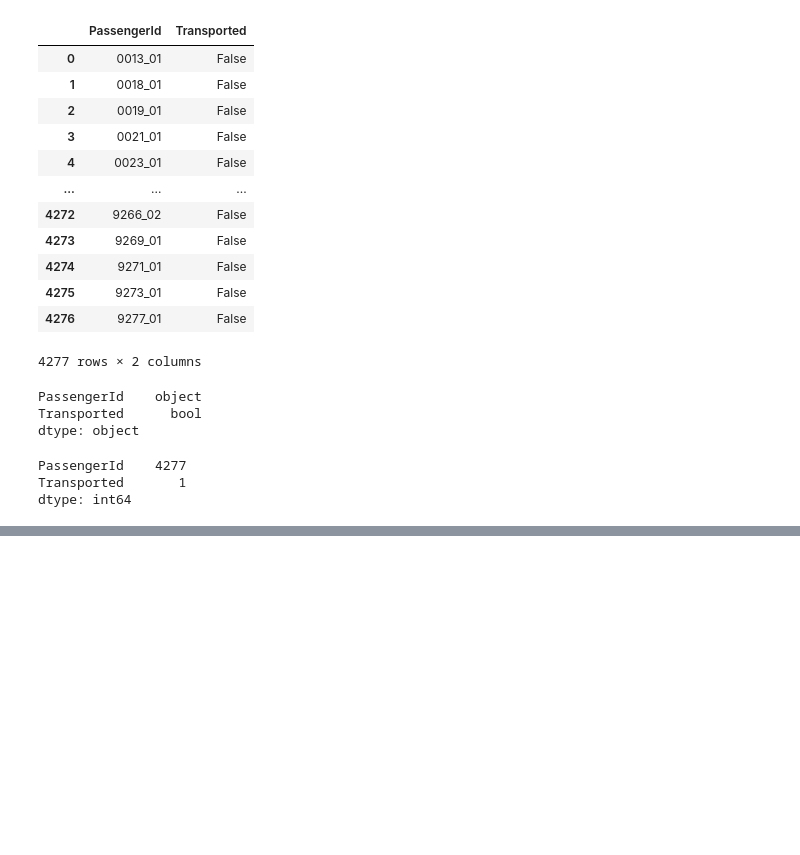
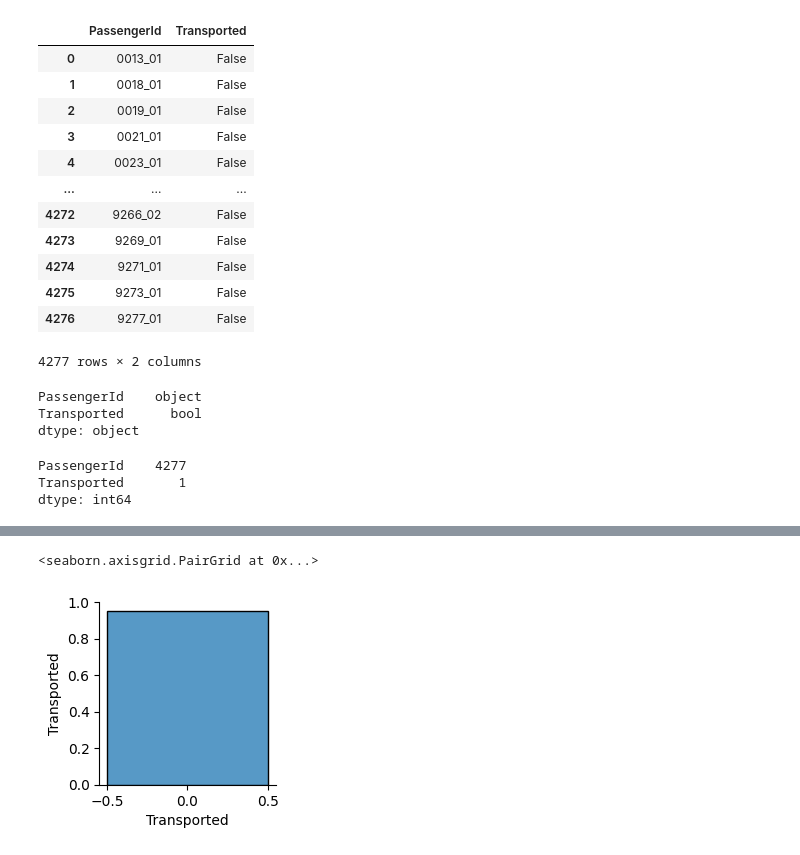
Before and after one commit to 7PAM2015-0105-2023-Team1/kaggle_challenge_team_1, a Jupyter notebook: Kaggle_Challenge_Team_1.ipynb, the cells around one changed output, grey strips where cells are left out. Drawn from its saved outputs; the diff is of its cells as text; code cells hidden in the pictures; blank space fills up the shorter version.

```diff
--- a/Kaggle_Challenge_Team_1.ipynb
+++ b/Kaggle_Challenge_Team_1.ipynb
@@ -308,0 +314,5 @@ dtype: int64
+# %%
+sns.pairplot(sample_submission_data)
+# %% [output]
+<seaborn.axisgrid.PairGrid at 0x...>
+[figure, added]
```
Also changed, not shown: parts of 4 cells of this notebook.
